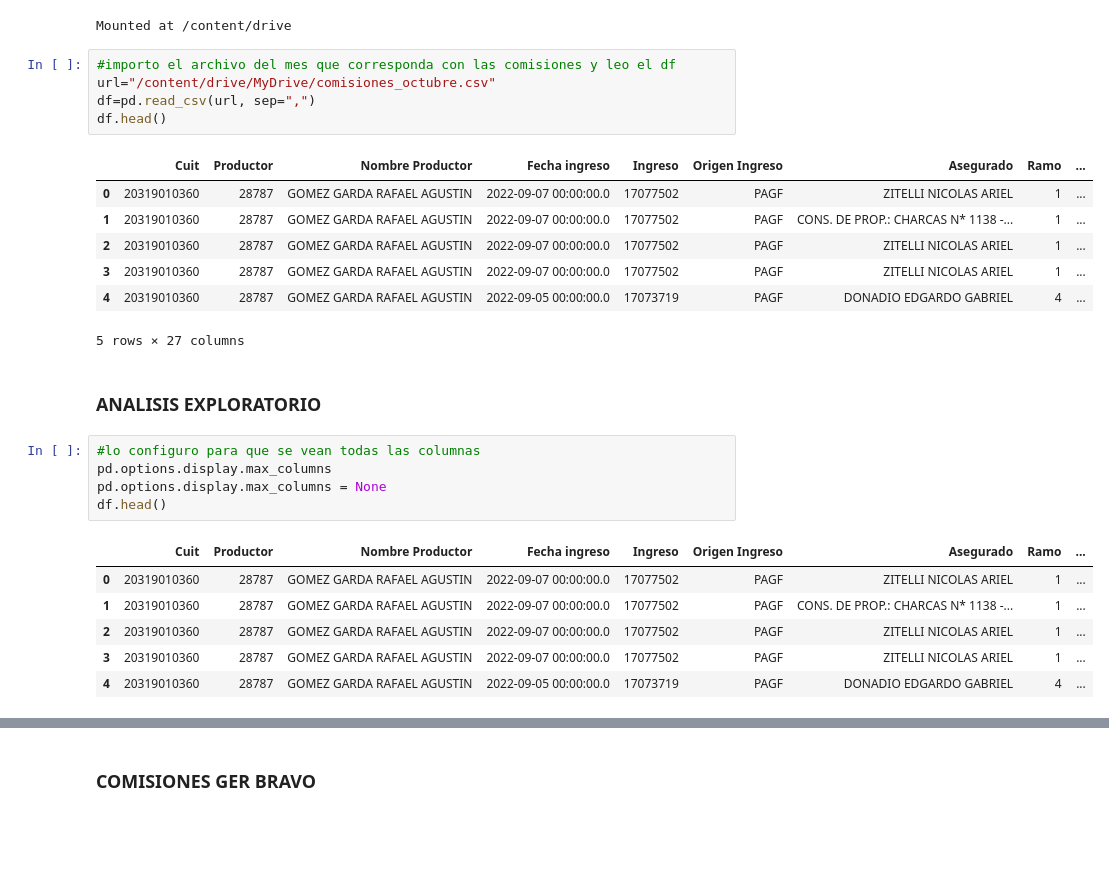
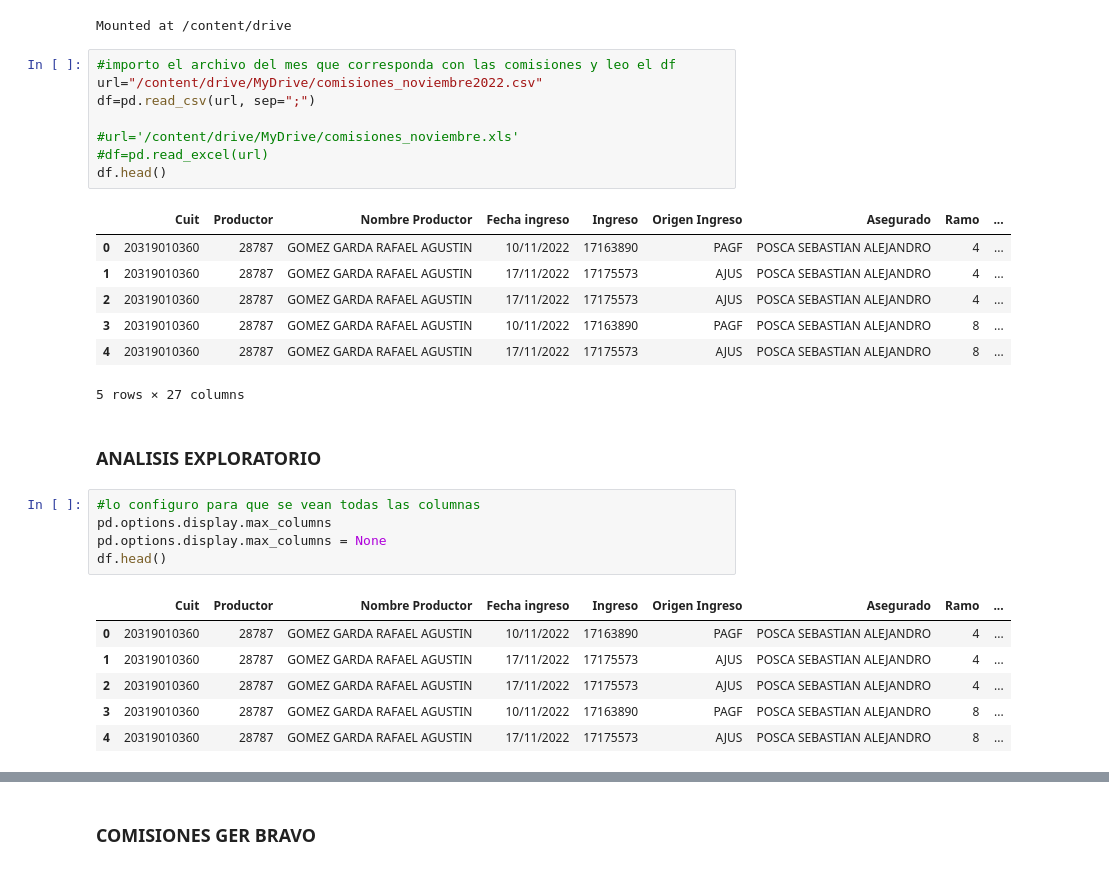
Before and after one commit to agubuffa/CalculoComisiones, a Jupyter notebook: comisionesPermanentes.ipynb, the cells around one changed output, grey strips where cells are left out. Drawn from its saved outputs; the diff is of its cells as text; blank space fills up the shorter version.

```diff
--- a/comisionesPermanentes.ipynb
+++ b/comisionesPermanentes.ipynb
@@ -11,16 +11,19 @@ drive.mount('/content/drive')
 Mounted at /content/drive
 # %%
 #importo el archivo del mes que corresponda con las comisiones y leo el df
-url="/content/drive/MyDrive/comisiones_octubre.csv"
-df=pd.read_csv(url, sep=",")
+url="/content/drive/MyDrive/comisiones_noviembre2022.csv"
+df=pd.read_csv(url, sep=";")
+
+#url='/content/drive/MyDrive/comisiones_noviembre.xls'
+#df=pd.read_excel(url)
 df.head()
 # %% [output]
 |  | Cuit | Productor | Nombre Productor | Fecha ingreso | Ingreso | Origen Ingreso | Asegurado | Ramo | ... |
-| 0 | 20319010360 | 28787 | GOMEZ GARDA RAFAEL AGUSTIN | 2022-09-07 00:00:00.0 | 17077502 | PAGF | ZITELLI NICOLAS ARIEL | 1 | ... |
-| 1 | 20319010360 | 28787 | GOMEZ GARDA RAFAEL AGUSTIN | 2022-09-07 00:00:00.0 | 17077502 | PAGF | CONS. DE PROP.: CHARCAS N* 1138 -... | 1 | ... |
-| 2 | 20319010360 | 28787 | GOMEZ GARDA RAFAEL AGUSTIN | 2022-09-07 00:00:00.0 | 17077502 | PAGF | ZITELLI NICOLAS ARIEL | 1 | ... |
-| 3 | 20319010360 | 28787 | GOMEZ GARDA RAFAEL AGUSTIN | 2022-09-07 00:00:00.0 | 17077502 | PAGF | ZITELLI NICOLAS ARIEL | 1 | ... |
-| 4 | 20319010360 | 28787 | GOMEZ GARDA RAFAEL AGUSTIN | 2022-09-05 00:00:00.0 | 17073719 | PAGF | DONADIO EDGARDO GABRIEL | 4 | ... |
+| 0 | 20319010360 | 28787 | GOMEZ GARDA RAFAEL AGUSTIN | 10/11/2022 | 17163890 | PAGF | POSCA SEBASTIAN ALEJANDRO | 4 | ... |
+| 1 | 20319010360 | 28787 | GOMEZ GARDA RAFAEL AGUSTIN | 17/11/2022 | 17175573 | AJUS | POSCA SEBASTIAN ALEJANDRO | 4 | ... |
+| 2 | 20319010360 | 28787 | GOMEZ GARDA RAFAEL AGUSTIN | 17/11/2022 | 17175573 | AJUS | POSCA SEBASTIAN ALEJANDRO | 4 | ... |
+| 3 | 20319010360 | 28787 | GOMEZ GARDA RAFAEL AGUSTIN | 10/11/2022 | 17163890 | PAGF | POSCA SEBASTIAN ALEJANDRO | 8 | ... |
+| 4 | 20319010360 | 28787 | GOMEZ GARDA RAFAEL AGUSTIN | 17/11/2022 | 17175573 | AJUS | POSCA SEBASTIAN ALEJANDRO | 8 | ... |
 5 rows × 27 columns
 # %% [markdown]
 ### ANALISIS EXPLORATORIO
@@ -31,11 +34,11 @@ pd.options.display.max_columns = None
 df.head()
 # %% [output]
 |  | Cuit | Productor | Nombre Productor | Fecha ingreso | Ingreso | Origen Ingreso | Asegurado | Ramo | ... |
-| 0 | 20319010360 | 28787 | GOMEZ GARDA RAFAEL AGUSTIN | 2022-09-07 00:00:00.0 | 17077502 | PAGF | ZITELLI NICOLAS ARIEL | 1 | ... |
-| 1 | 20319010360 | 28787 | GOMEZ GARDA RAFAEL AGUSTIN | 2022-09-07 00:00:00.0 | 17077502 | PAGF | CONS. DE PROP.: CHARCAS N* 1138 -... | 1 | ... |
-| 2 | 20319010360 | 28787 | GOMEZ GARDA RAFAEL AGUSTIN | 2022-09-07 00:00:00.0 | 17077502 | PAGF | ZITELLI NICOLAS ARIEL | 1 | ... |
-| 3 | 20319010360 | 28787 | GOMEZ GARDA RAFAEL AGUSTIN | 2022-09-07 00:00:00.0 | 17077502 | PAGF | ZITELLI NICOLAS ARIEL | 1 | ... |
-| 4 | 20319010360 | 28787 | GOMEZ GARDA RAFAEL AGUSTIN | 2022-09-05 00:00:00.0 | 17073719 | PAGF | DONADIO EDGARDO GABRIEL | 4 | ... |
+| 0 | 20319010360 | 28787 | GOMEZ GARDA RAFAEL AGUSTIN | 10/11/2022 | 17163890 | PAGF | POSCA SEBASTIAN ALEJANDRO | 4 | ... |
+| 1 | 20319010360 | 28787 | GOMEZ GARDA RAFAEL AGUSTIN | 17/11/2022 | 17175573 | AJUS | POSCA SEBASTIAN ALEJANDRO | 4 | ... |
+| 2 | 20319010360 | 28787 | GOMEZ GARDA RAFAEL AGUSTIN | 17/11/2022 | 17175573 | AJUS | POSCA SEBASTIAN ALEJANDRO | 4 | ... |
+| 3 | 20319010360 | 28787 | GOMEZ GARDA RAFAEL AGUSTIN | 10/11/2022 | 17163890 | PAGF | POSCA SEBASTIAN ALEJANDRO | 8 | ... |
+| 4 | 20319010360 | 28787 | GOMEZ GARDA RAFAEL AGUSTIN | 17/11/2022 | 17175573 | AJUS | POSCA SEBASTIAN ALEJANDRO | 8 | ... |
 # %%
 #uso index para ver donde empieza donde finaliza y de cuanto en cuanto va.
 #uso info para ver el nombre de las columnas. me llama la atencion que no figura el num de cliente.
```
Also changed, not shown: parts of 35 cells of this notebook.
